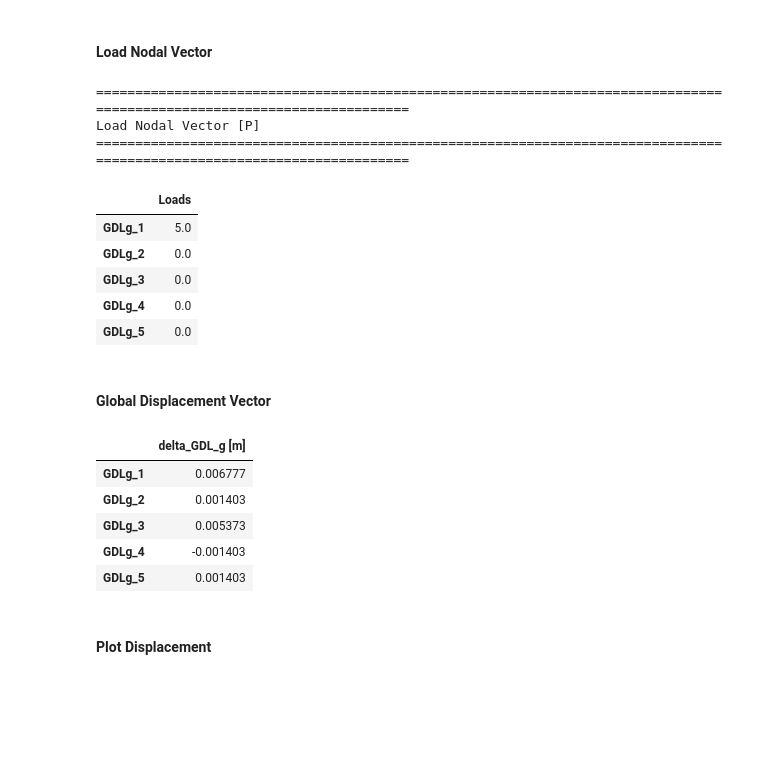
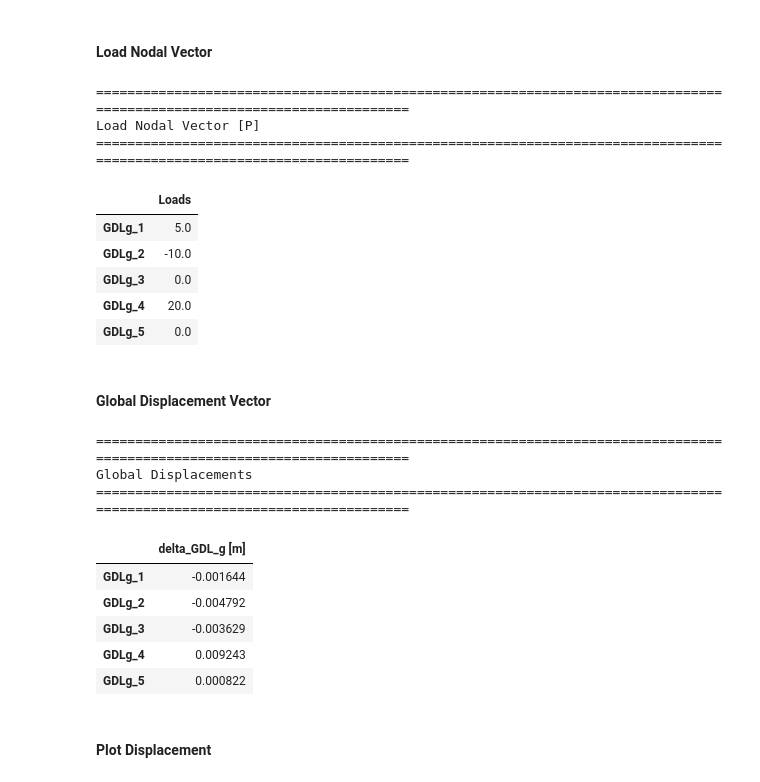
Before and after one commit to Normando1945/Repo_Maxtrix_Analisys, a Jupyter notebook: examples/Example_Truss.ipynb, the cells around one changed output. Saved outputs shown, nothing was run; the diff lists cells and outputs as text; code cells hidden in the pictures; blank space fills up the shorter version.

```diff
--- a/examples/Example_Truss.ipynb
+++ b/examples/Example_Truss.ipynb
@@ -31,9 +31,9 @@ thethas = [0,90,135,45,90,0]
 db = 0.018                                                                                                          # Bar diameter
 A = np.pi * db**(2) / 4                                                                                             # Cross-sectional area of the bars
 local_dof = 2                                                                                                       # Local DOF per element
-Global_dof = 4                                                                                                      # Local DOF per element
-nglt = 8                                                                                                            # Number of global DOF inluding supports
-gdl = 5                                                                                                             # Number of global DOF
+Global_dof = 4                                                                                                      # Global DOF per element
+nglt = 8                                                                                                            # Number of global DOF including supports
+gdl = 5                                                                                                             # Number of free global DOF
 
 Lee = np.array([                                                                                                    # Placement vectors of each element
     [1, 2, 3, 4],                                                                                                   # Element 1
@@ -43,6 +43,21 @@ Lee = np.array([
     [5, 8, 3, 4],                                                                                                   # Element 5
     [6, 7, 5, 8],                                                                                                   # Element 6
 ])
+
+Lee_Nodos = np.array([                                                                                              # Node connectivity of each element
+    [3, 4],                                                                                                         # Element 1, connecting nodes 3 and 4
+    [1, 3],                                                                                                         # Element 2, connecting nodes 1 and 3
+    [2, 3],                                                                                                         # Element 3, connecting nodes 2 and 3
+    [1, 4],                                                                                                         # Element 4, connecting nodes 1 and 4
+    [2, 4],                                                                                                         # Element 5, connecting nodes 2 and 4
+    [1, 2]                                                                                                          # Element 6, connecting nodes 1 and 2
+])
+
+P = np.zeros(gdl)                                                                                                   # Initialize load vector for free global DOF
+P[0] = 5                                                                                                            # Apply nodal load in global DOF
+P[1] = -10
+P[3] = 20
+P = np.vstack(P)                                                                                                    # Convert load vector to column format
 
 element_names = [f'Elem_{i+1}' for i in range(len(Lee))]                                                            # Element labels for the table
 Lee_table = pd.DataFrame(                                                                                           # Convert placement vectors to DataFrame
@@ -283,38 +298,43 @@ SLL3d.M_visual()
 # %% [markdown]
 #### Load Nodal Vector
 # %%
-P = np.zeros(gdl)
-P[0] = 5
-P = np.vstack(P)
-
-P_df = pd.DataFrame(P,index= rowsS[0:gdl], columns=['Loads'])                             # Convert stiffness matrix (SLL) to DataFrame
-print("=" * 120)                                                                                                        # Print table separator
-print('Load Nodal Vector [P]')                                                                         # Print table title
-print("=" * 120)                                                                                                        # Print table separator
-P_df.round(3)
+P_df = pd.DataFrame(P,index= rowsS[0:gdl], columns=['Loads'])                                                       # Convert load vector to DataFrame
+print("=" * 120)                                                                                                    # Print table separator
+print('Load Nodal Vector [P]')                                                                                      # Print table title
+print("=" * 120)                                                                                                    # Print table separator
+P_df.round(3)                                                                                                       # Display rounded load vector
 # %% [output]
 ========================================================================================================================
 Load Nodal Vector [P]
 ========================================================================================================================
 |  | Loads |
 | GDLg_1 | 5.0 |
-| GDLg_2 | 0.0 |
+| GDLg_2 | -10.0 |
 | GDLg_3 | 0.0 |
-| GDLg_4 | 0.0 |
+| GDLg_4 | 20.0 |
 | GDLg_5 | 0.0 |
 # %% [markdown]
 #### Global Displacement Vector
 # %%
-SLL_inv = np.linalg.inv(SLL)
-delta_g = SLL_inv@P
-delta_g_df = pd.DataFrame(delta_g, index = rowsS[:gdl],columns= ['delta_GDL_g [m]'])
-delta_g_df
+SLL_inv = np.linalg.inv(SLL)                                                                                        # Compute inverse of the reduced stiffness matrix
+delta_g = SLL_inv@P                                                                                                 # Solve global free DOF displacements
+delta_g_df = pd.DataFrame(delta_g, index = rowsS[:gdl],columns= ['delta_GDL_g [m]'])                                # Convert displacement vector to DataFrame
+
+print("=" * 120)                                                                                                    # Print table separator
+print('Global Displacements')                                                                                       # Print table title
+print("=" * 120)                                                                                                    # Print table separator
+delta_g_df.round(10)                                                                                                # Display rounded displacement vector
+
+delta_g_df                                                                                                          # Display global displacement vector
 # %% [output]
+========================================================================================================================
+Global Displacements
+========================================================================================================================
 |  | delta_GDL_g [m] |
-| GDLg_1 | 0.006777 |
-| GDLg_2 | 0.001403 |
-| GDLg_3 | 0.005373 |
-| GDLg_4 | -0.001403 |
-| GDLg_5 | 0.001403 |
+| GDLg_1 | -0.001644 |
+| GDLg_2 | -0.004792 |
+| GDLg_3 | -0.003629 |
+| GDLg_4 | 0.009243 |
+| GDLg_5 | 0.000822 |
 # %% [markdown]
 #### Plot Displacement
```
Also changed, not shown: parts of 10 cells of this notebook.
